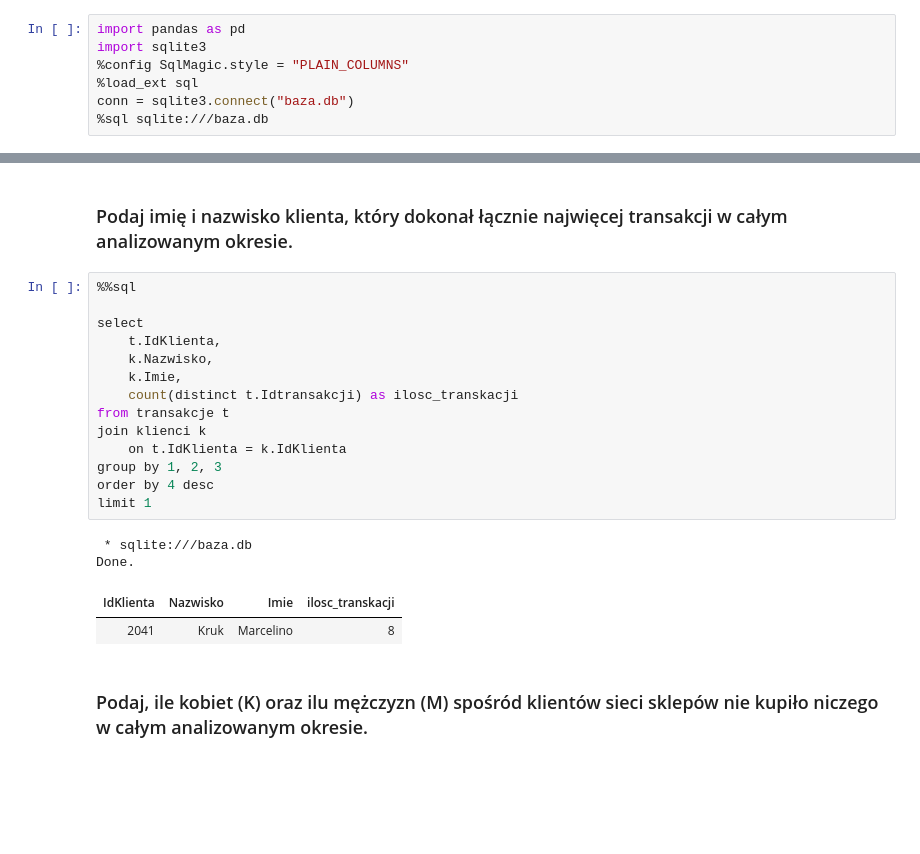
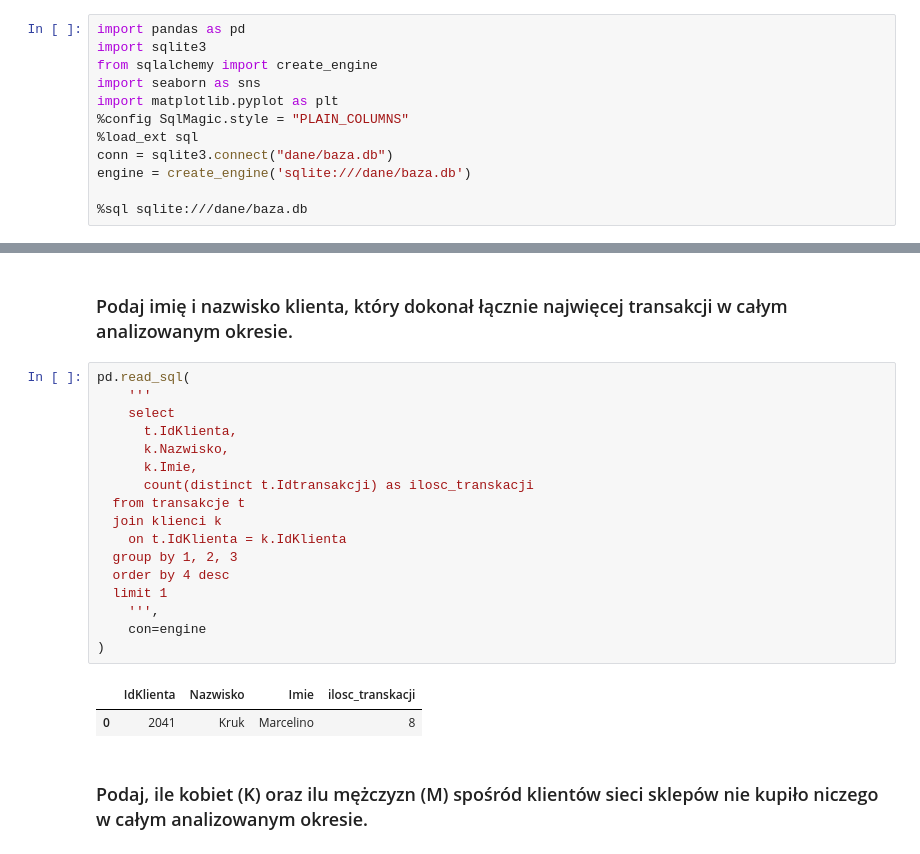
Before and after one commit to zawiskrz/data-lab-python311, a Jupyter notebook: analiza.ipynb, the cells around one changed output, grey strips where cells are left out. Saved outputs shown, nothing was run; the diff lists cells and outputs as text; blank space fills up the shorter version.

```diff
--- a/analiza.ipynb
+++ b/analiza.ipynb
@@ -3,7 +12,12 @@
 # %%
 import pandas as pd
 import sqlite3
+from sqlalchemy import create_engine
+import seaborn as sns
+import matplotlib.pyplot as plt
 %config SqlMagic.style = "PLAIN_COLUMNS"
 %load_ext sql
-conn = sqlite3.connect("baza.db")
-%sql sqlite:///baza.db
+conn = sqlite3.connect("dane/baza.db")
+engine = create_engine('sqlite:///dane/baza.db')
+
+%sql sqlite:///dane/baza.db
@@ -88,24 +105,25 @@ transakcje_df.head()
 # %% [markdown]
 ### Podaj imię i nazwisko klienta, który dokonał łącznie najwięcej transakcji w całym analizowanym okresie.
 # %%
-%%sql
-
-select
-    t.IdKlienta,
-    k.Nazwisko,
-    k.Imie,
-    count(distinct t.Idtransakcji) as ilosc_transkacji
-from transakcje t
-join klienci k
+pd.read_sql(
+    '''
+    select
+      t.IdKlienta,
+      k.Nazwisko,
+      k.Imie,
+      count(distinct t.Idtransakcji) as ilosc_transkacji
+  from transakcje t
+  join klienci k
     on t.IdKlienta = k.IdKlienta
-group by 1, 2, 3
-order by 4 desc
-limit 1
+  group by 1, 2, 3
+  order by 4 desc
+  limit 1
+    ''',
+    con=engine
+)
 # %% [output]
- * sqlite:///baza.db
-Done.
-| IdKlienta | Nazwisko | Imie | ilosc_transkacji |
-| 2041 | Kruk | Marcelino | 8 |
+|  | IdKlienta | Nazwisko | Imie | ilosc_transkacji |
+| 0 | 2041 | Kruk | Marcelino | 8 |
 # %% [markdown]
 ### Podaj, ile kobiet (K) oraz ilu mężczyzn (M) spośród klientów sieci sklepów nie kupiło niczego w całym analizowanym okresie.
 # %%
```
Also changed, not shown: parts of 26 cells of this notebook.
